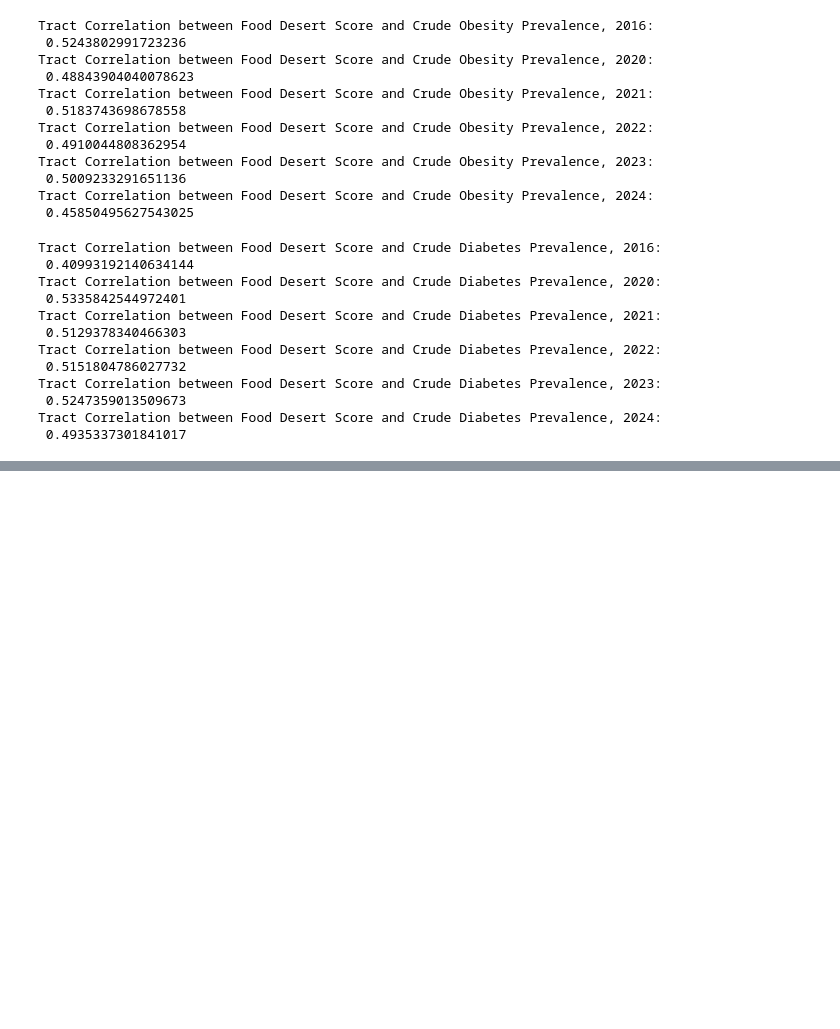
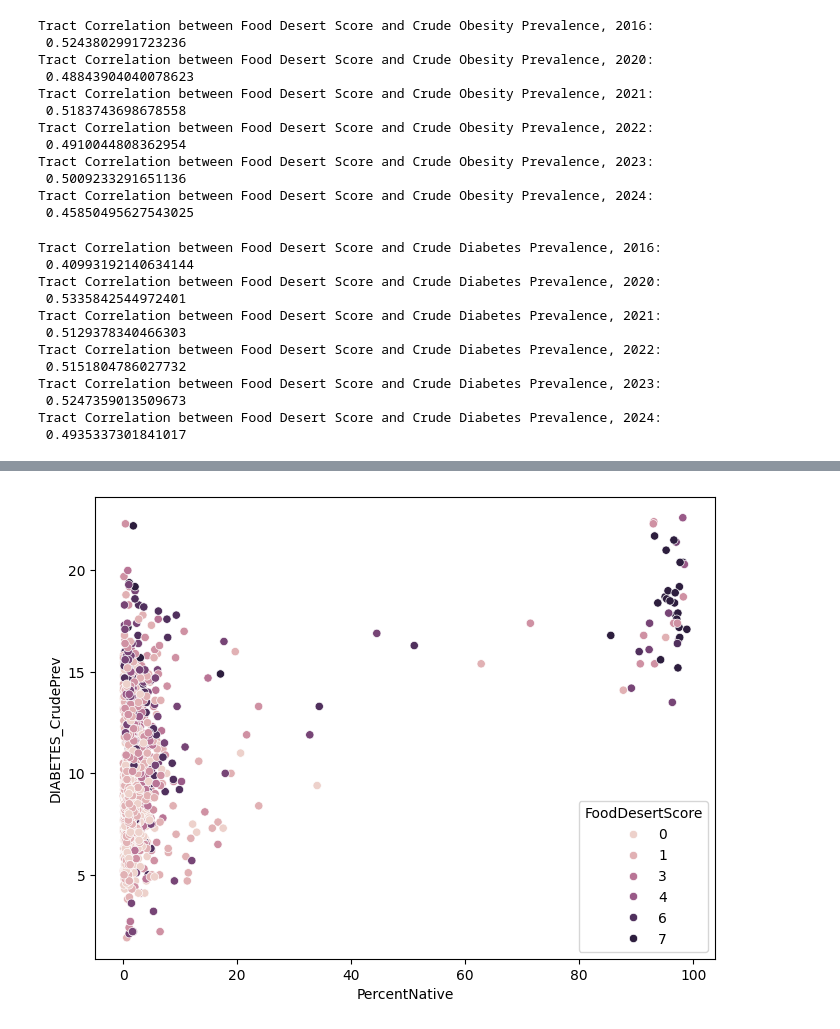
Before and after one commit to INFO-698-InfoSci-Capstone/geo-health-ai, a Jupyter notebook: Working_Files/Explore_SMG.ipynb, the cells around one changed output, grey strips where cells are left out. Cells and saved outputs as stored; diff of their text form; code cells hidden in the pictures; blank space fills up the shorter version.

```diff
--- a/Working_Files/Explore_SMG.ipynb
+++ b/Working_Files/Explore_SMG.ipynb
@@ -1001,0 +1062,8 @@ Tract Correlation between Food Desert Score and Crude Diabetes Prevalence, 2024:
+# %%
+# 2020
+# Plot Food Desert Score and Crude Prevalence of Diabetes by Tract and Percent of Population that is American Indian or Alaska Native
+plt.figure(figsize=(8,6))
+sns.scatterplot(data=analysis2020, x="PercentNative",y="DIABETES_CrudePrev", hue="FoodDesertScore")
+plt.show()
+# %% [output]
+[figure, added]
```
Also changed, not shown: parts of 26 cells of this notebook.
